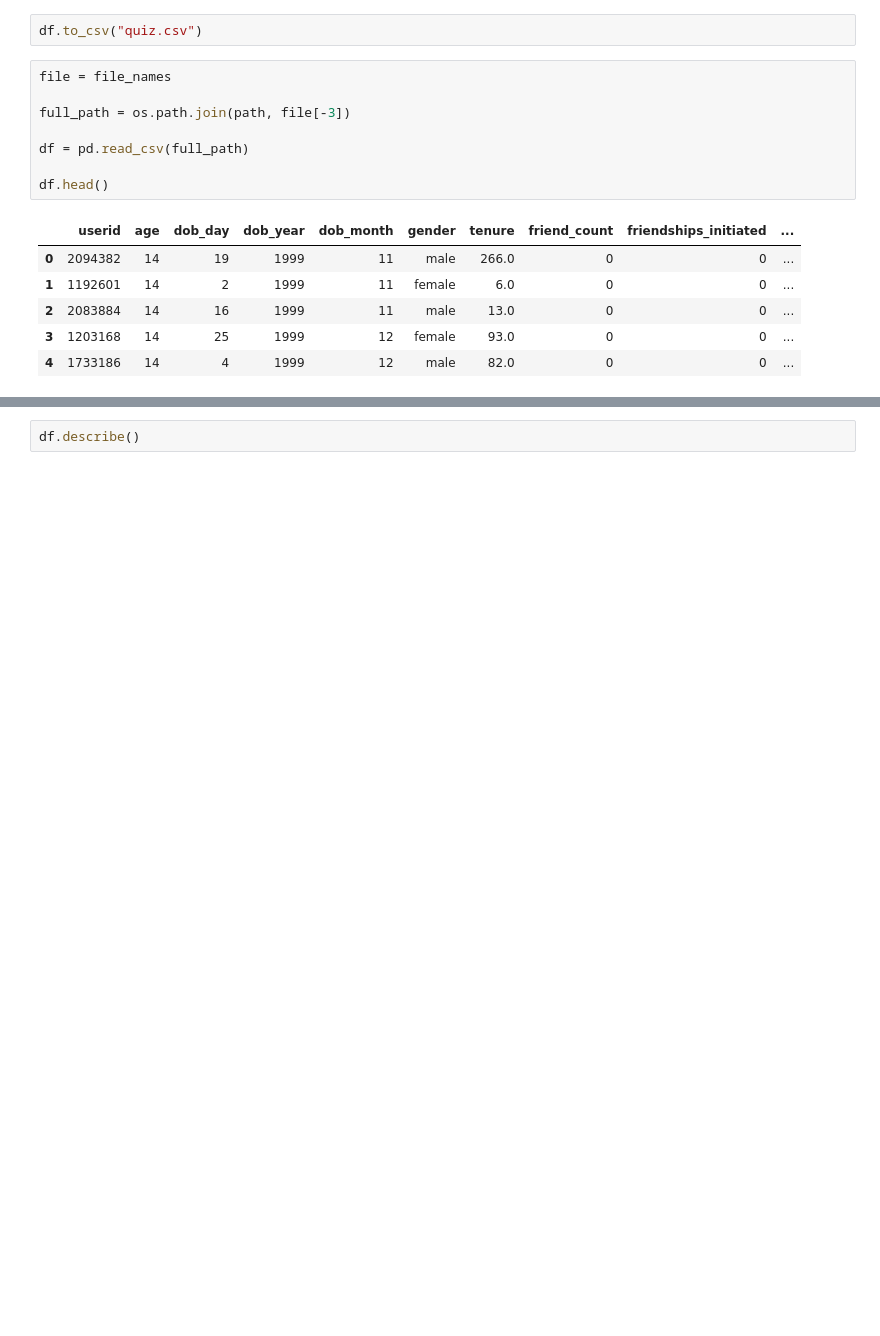
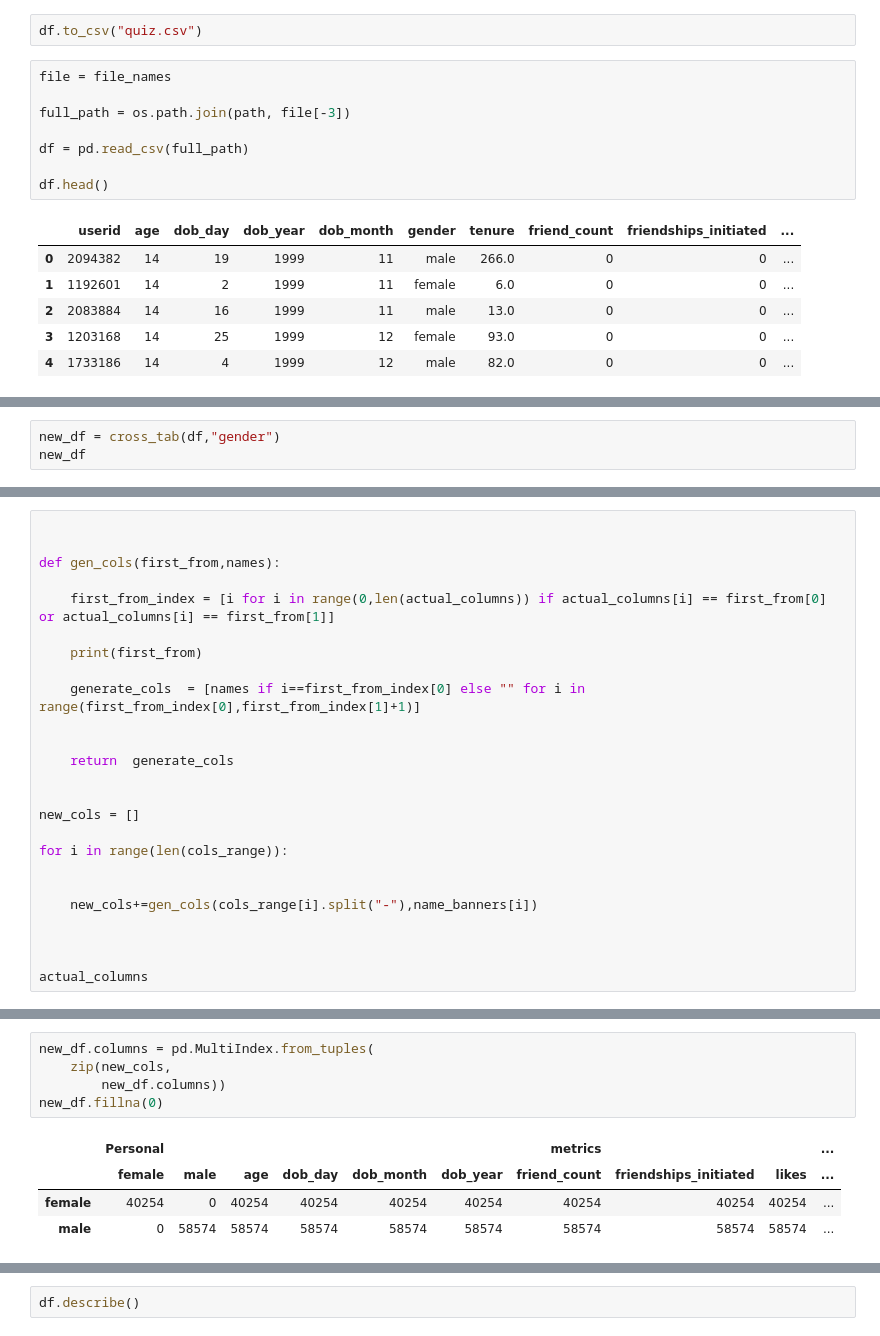
Before and after one commit to shioso20/Data_Project, a Jupyter notebook: Data_Processes/processes.ipynb, the cells around one changed output, grey strips where cells are left out. Saved outputs shown, nothing was run; the diff lists cells and outputs as text; blank space fills up the shorter version.

```diff
--- a/Data_Processes/processes.ipynb
+++ b/Data_Processes/processes.ipynb
@@ -62,0 +77,3 @@ len(df.columns)
+# %%
+new_df = cross_tab(df,"gender")
+new_df
@@ -62,0 +104,25 @@ len(df.columns)
+# %%
+
+
+def gen_cols(first_from,names):
+
+    first_from_index = [i for i in range(0,len(actual_columns)) if actual_columns[i] == first_from[0] or actual_columns[i] == first_from[1]]
+
+    print(first_from)
+
+    generate_cols  = [names if i==first_from_index[0] else "" for i in range(first_from_index[0],first_from_index[1]+1)]
+
+
+    return  generate_cols
+
+
+new_cols = []
+
+for i in range(len(cols_range)):
+
+
+    new_cols+=gen_cols(cols_range[i].split("-"),name_banners[i])
+
+
+
+actual_columns
@@ -62,0 +157,10 @@ len(df.columns)
+# %%
+new_df.columns = pd.MultiIndex.from_tuples(
+    zip(new_cols,
+        new_df.columns))
+new_df.fillna(0)
+# %% [output]
+|  | Personal |  |  |  |  |  | metrics |  |  | ... |
+|  | female | male | age | dob_day | dob_month | dob_year | friend_count | friendships_initiated | likes | ... |
+| female | 40254 | 0 | 40254 | 40254 | 40254 | 40254 | 40254 | 40254 | 40254 | ... |
+| male | 0 | 58574 | 58574 | 58574 | 58574 | 58574 | 58574 | 58574 | 58574 | ... |
```
Also changed, not shown: parts of 9 cells of this notebook, 8 other files.
